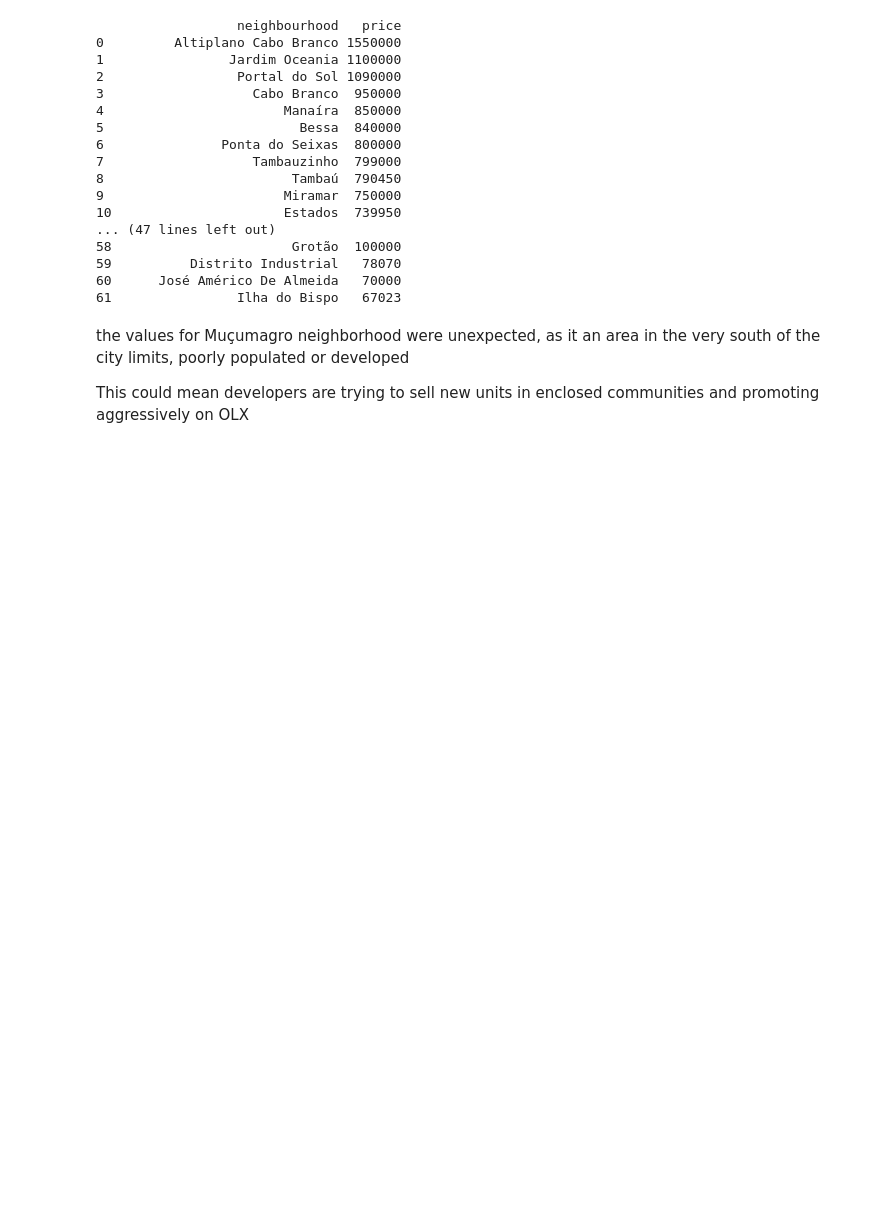
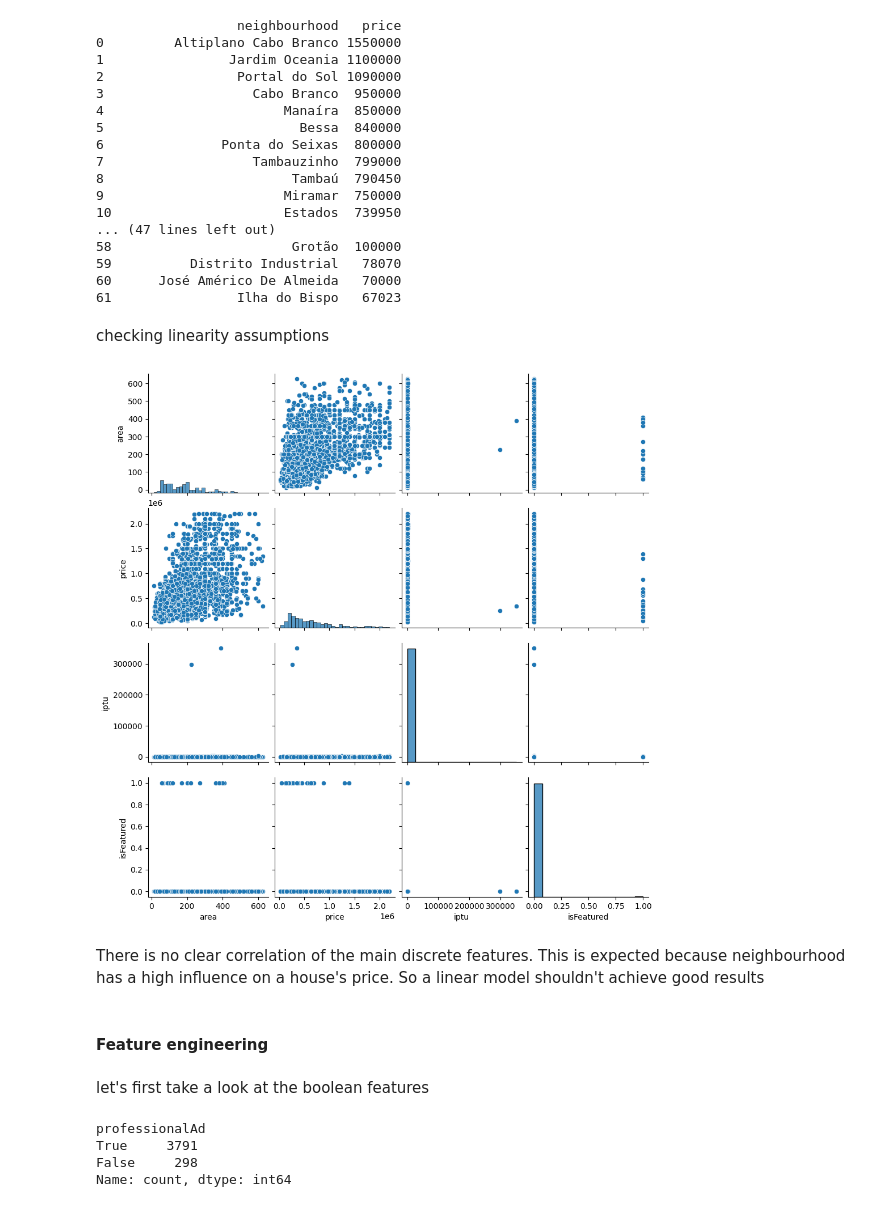
Before and after one commit to flaviowh/ML, a Jupyter notebook: regression/real_world/jampa_housing_2024.ipynb, the cells around one changed output. Saved outputs shown, nothing was run; the diff lists cells and outputs as text; code cells hidden in the pictures; blank space fills up the shorter version.

```diff
--- a/regression/real_world/jampa_housing_2024.ipynb
+++ b/regression/real_world/jampa_housing_2024.ipynb
@@ -242,7 +244,22 @@ print(data.groupby("neighbourhood")["price"].median().reset_index().sort_values(
 59          Distrito Industrial   78070
 60      José Américo De Almeida   70000
 61                Ilha do Bispo   67023
-# %% [markdown]
-the values for Muçumagro neighborhood were unexpected, as it an area in the very south of the city limits, poorly populated or developed
-
-This could mean developers are trying to sell new units in enclosed communities and promoting aggressively on OLX
+# %% [markdown]
+checking linearity assumptions
+# %%
+sns.pairplot(data[["area", "price", "iptu", "category", "isFeatured", ]]);
+# %% [output]
+[figure, added]
+# %% [markdown]
+There is no clear correlation of the main discrete features. This is expected because neighbourhood has a high influence on a house's price. So a linear model shouldn't achieve good results
+# %% [markdown]
+#### Feature engineering
+# %% [markdown]
+let's first take a look at the boolean features
+# %%
+data.professionalAd.value_counts()
+# %% [output]
+professionalAd
+True     3791
+False     298
+Name: count, dtype: int64
```
Also changed, not shown: parts of 26 cells of this notebook.
